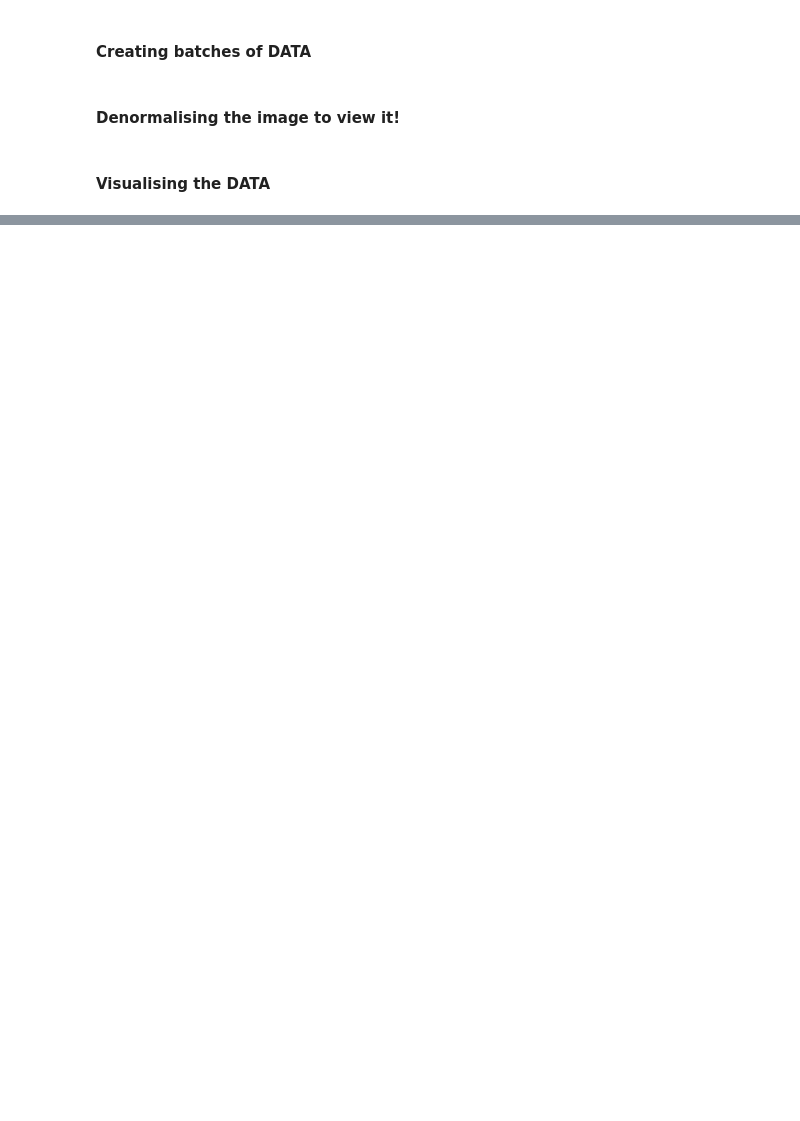
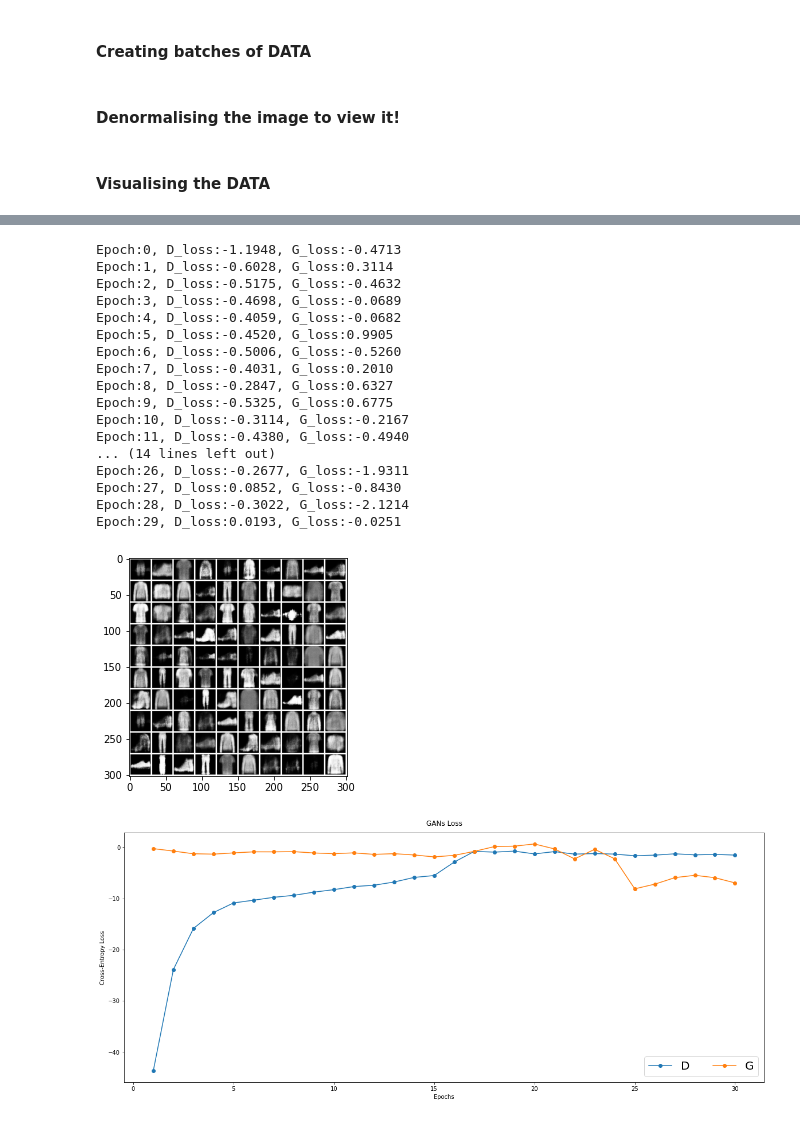
Before and after one commit to Zevrap-81/GANs, a Jupyter notebook: GANs comparison.ipynb, the cells around one changed output, grey strips where cells are left out. Saved outputs shown, nothing was run; the diff lists cells and outputs as text; code cells hidden in the pictures; blank space fills up the shorter version.

```diff
--- a/GANs comparison.ipynb
+++ b/GANs comparison.ipynb
@@ -198,0 +408,22 @@ Z= Q(2,3)
+# %%
+wGan_loss2= WStein_Gan(dataset_real_dl, G_layers, D_layers, 30)
+# %% [output]
+Epoch:0, D_loss:-1.1948, G_loss:-0.4713
+Epoch:1, D_loss:-0.6028, G_loss:0.3114
+Epoch:2, D_loss:-0.5175, G_loss:-0.4632
+Epoch:3, D_loss:-0.4698, G_loss:-0.0689
+Epoch:4, D_loss:-0.4059, G_loss:-0.0682
+Epoch:5, D_loss:-0.4520, G_loss:0.9905
+Epoch:6, D_loss:-0.5006, G_loss:-0.5260
+Epoch:7, D_loss:-0.4031, G_loss:0.2010
+Epoch:8, D_loss:-0.2847, G_loss:0.6327
+Epoch:9, D_loss:-0.5325, G_loss:0.6775
+Epoch:10, D_loss:-0.3114, G_loss:-0.2167
+Epoch:11, D_loss:-0.4380, G_loss:-0.4940
+... (14 lines left out)
+Epoch:26, D_loss:-0.2677, G_loss:-1.9311
+Epoch:27, D_loss:0.0852, G_loss:-0.8430
+Epoch:28, D_loss:-0.3022, G_loss:-2.1214
+Epoch:29, D_loss:0.0193, G_loss:-0.0251
+[figure, added]
+[figure, added]
```
Also changed, not shown: parts of 54 cells of this notebook, 1 other file.
